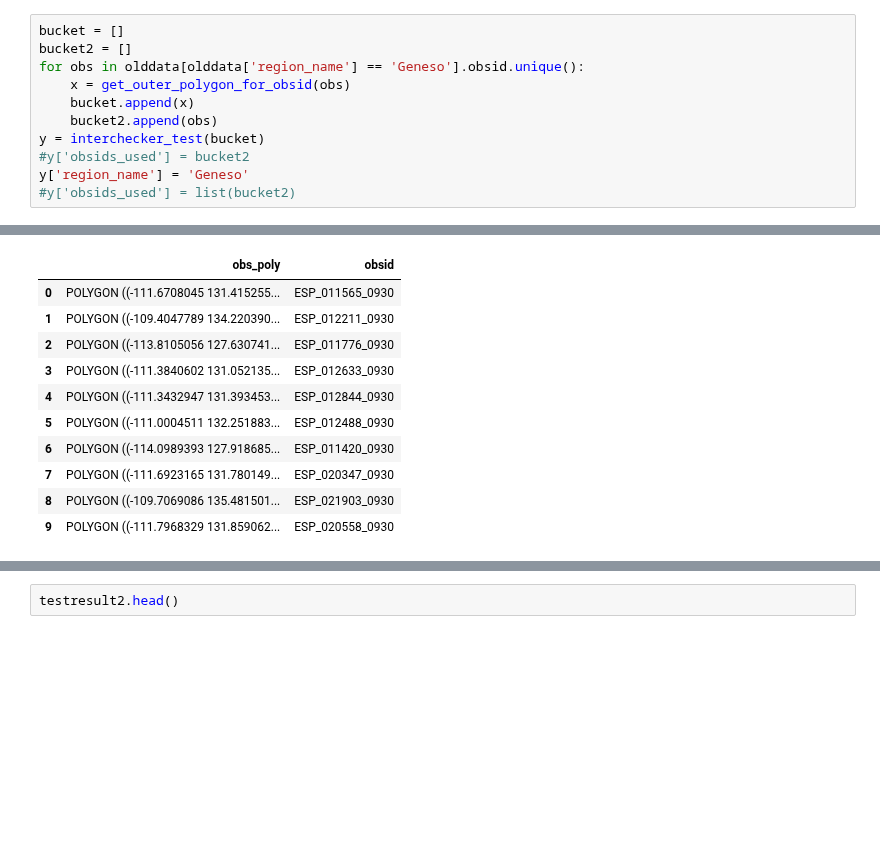
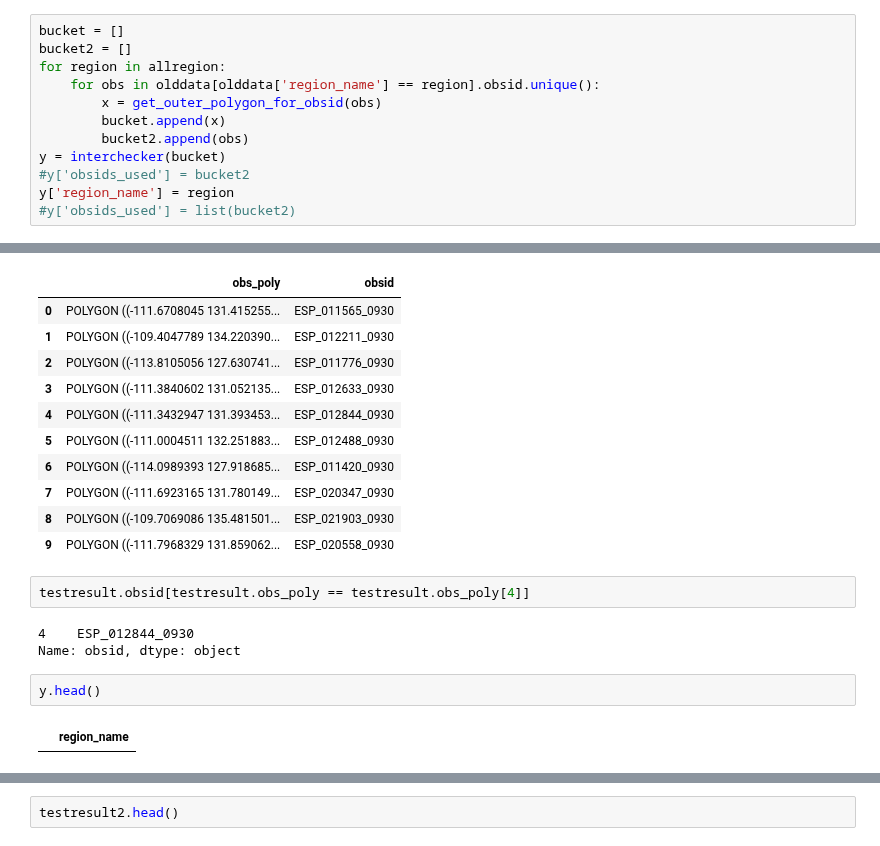
Before and after one commit to zalfalah/Honors, a Jupyter notebook: Testing Polygons.ipynb, the cells around one changed output, grey strips where cells are left out. Saved outputs shown, nothing was run; the diff lists cells and outputs as text; blank space fills up the shorter version.

```diff
--- a/Testing Polygons.ipynb
+++ b/Testing Polygons.ipynb
@@ -833,11 +837,12 @@ def interchecker_test(polygon_df):
 # %%
 bucket = []
 bucket2 = []
-for obs in olddata[olddata['region_name'] == 'Geneso'].obsid.unique():
-    x = get_outer_polygon_for_obsid(obs)
-    bucket.append(x)
-    bucket2.append(obs)
-y = interchecker_test(bucket)
+for region in allregion:
+    for obs in olddata[olddata['region_name'] == region].obsid.unique():
+        x = get_outer_polygon_for_obsid(obs)
+        bucket.append(x)
+        bucket2.append(obs)
+y = interchecker(bucket)
 #y['obsids_used'] = bucket2
-y['region_name'] = 'Geneso'
+y['region_name'] = region
 #y['obsids_used'] = list(bucket2)
@@ -865,4 +872,13 @@ testresult
 | 7 | POLYGON ((-111.6923165 131.780149... | ESP_020347_0930 |
 | 8 | POLYGON ((-109.7069086 135.481501... | ESP_021903_0930 |
 | 9 | POLYGON ((-111.7968329 131.859062... | ESP_020558_0930 |
+# %%
+testresult.obsid[testresult.obs_poly == testresult.obs_poly[4]]
+# %% [output]
+4    ESP_012844_0930
+Name: obsid, dtype: object
+# %%
+y.head()
+# %% [output]
+|  | region_name |
 # %%
```
Also changed, not shown: parts of 8 cells of this notebook, 1 other file.
